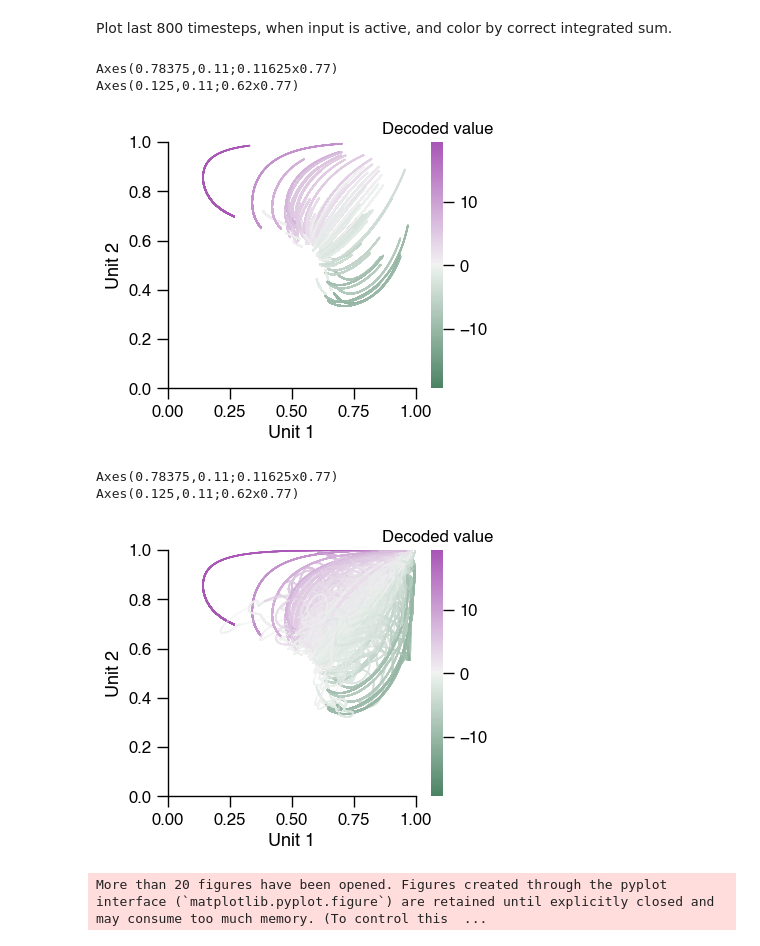
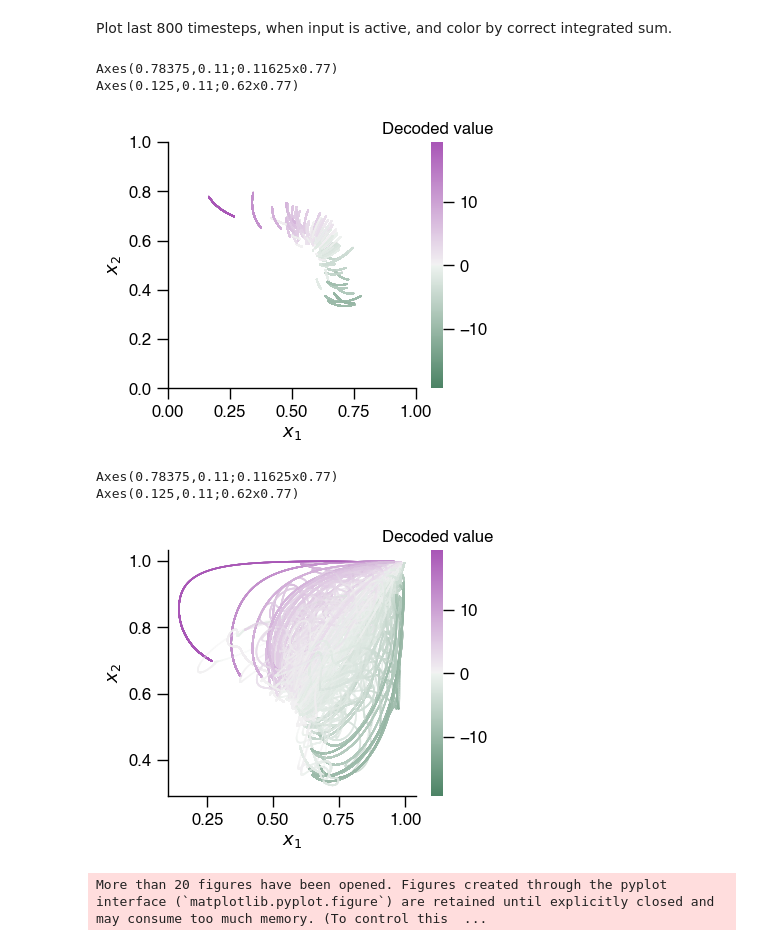
Before and after one commit to davidgbe/automated_plasticity_discovery, a Jupyter notebook: learned_int_analysis_2D_252803_1s_test.ipynb, the cells around one changed output. Saved outputs shown, nothing was run; the diff lists cells and outputs as text; code cells hidden in the pictures.

```diff
--- a/learned_int_analysis_2D_252803_1s_test.ipynb
+++ b/learned_int_analysis_2D_252803_1s_test.ipynb
@@ -319,11 +362,11 @@ for i in range(0, 100, 1):
 
 
     cbar = axs.scatter(
-        last_100_r[0, i, 10 * (20 + 240):],
-        last_100_r[1, i, 10 * (20 + 240):],
+        last_100_r[0, i, 10 * (20 + 500):],
+        last_100_r[1, i, 10 * (20 + 500):],
         cmap=sns.diverging_palette(145, 300, s=60, as_cmap=True),
         s=0.01,
-        c=all_int_values[i, (10 * 240):-200],
+        c=all_int_values[i, (10 * 500):-200],
         vmin=-max_abs_int_val,
         vmax=max_abs_int_val,
     )
@@ -331,8 +374,8 @@ for i in range(0, 100, 1):
         cbar_ax = plt.colorbar(cbar)
         format_plot(cbar_ax.ax, leftspine=False, bottomspine=False)
         cbar_ax.ax.set_title('Decoded value')
-axs.set_xlabel('Unit 1')
-axs.set_ylabel('Unit 2')
+axs.set_xlabel(r'$x_1$')
+axs.set_ylabel(r'$x_2$')
 axs.set_xlim(0, 1)
 axs.set_ylim(0, 1)
 
@@ -345,7 +388,7 @@ cbar_ax.outline.set_visible(False)
 # %% [output]
 Axes(0.78375,0.11;0.11625x0.77)
 Axes(0.125,0.11;0.62x0.77)
-[figure, old version]
+[figure, new version]
 # %%
 scale = 0.8
 fig, axs = plt.subplots(1, 1, figsize=(5 * scale, 4 * scale))
@@ -360,36 +403,36 @@ for i in range(0, 100, 1):
             all_int_values[:,-1:] * np.ones((all_int_values.shape[0], last_100_r.shape[-1] - all_int_values.shape[-1])),
         ], axis=1)
 
 
 
     cbar = axs.scatter(
         last_100_r[0, i, 10 * 20:],
         last_100_r[1, i, 10 * 20:],
         cmap=sns.diverging_palette(145, 300, s=60, as_cmap=True),
         s=0.01,
         c=all_int_values[i, :-200],
         vmin=-max_abs_int_val,
         vmax=max_abs_int_val,
     )
     if i == 0:
         cbar_ax = plt.colorbar(cbar)
         format_plot(cbar_ax.ax, leftspine=False, bottomspine=False)
         cbar_ax.ax.set_title('Decoded value')
 axs.set_xlabel('Unit 1')
 axs.set_ylabel('Unit 2')
-axs.set_xlim(0, 1)
-axs.set_ylim(0, 1)
+axs.set_xlabel(r'$x_1$')
+axs.set_ylabel(r'$x_2$')
 
 format_plot(axs)
 
 cbar_ax.outline.set_visible(False)
 
 # axs.set_xlim(-1.25, 1.25)
 # axs.set_ylim(-1.25, 1.25)
 # %% [output]
 Axes(0.78375,0.11;0.11625x0.77)
 Axes(0.125,0.11;0.62x0.77)
-[figure, old version]
+[figure, new version]
 # %%
 scale = 4
 
```
Also changed, not shown: parts of 5 cells of this notebook, 11 other files.
